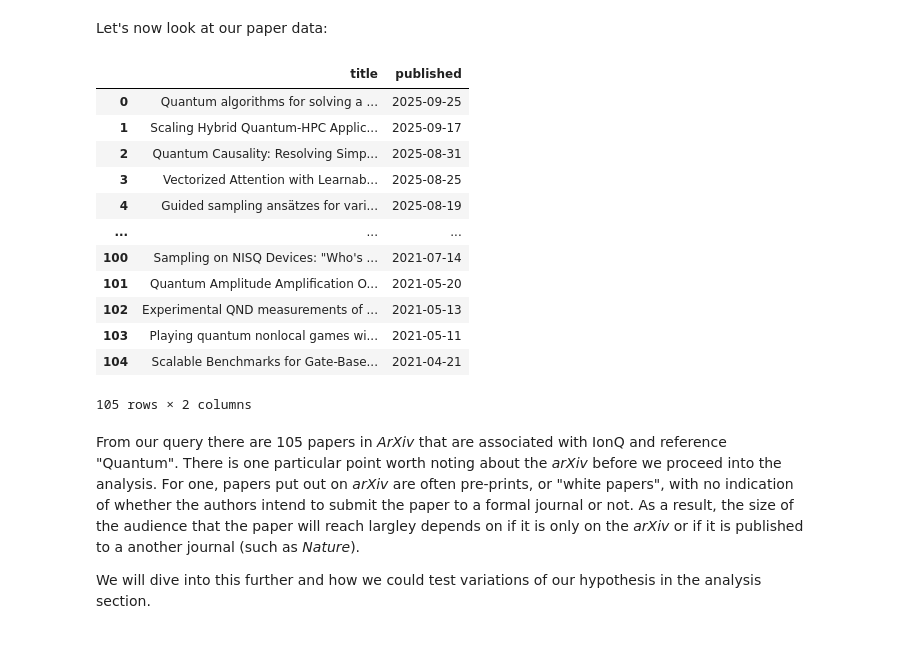
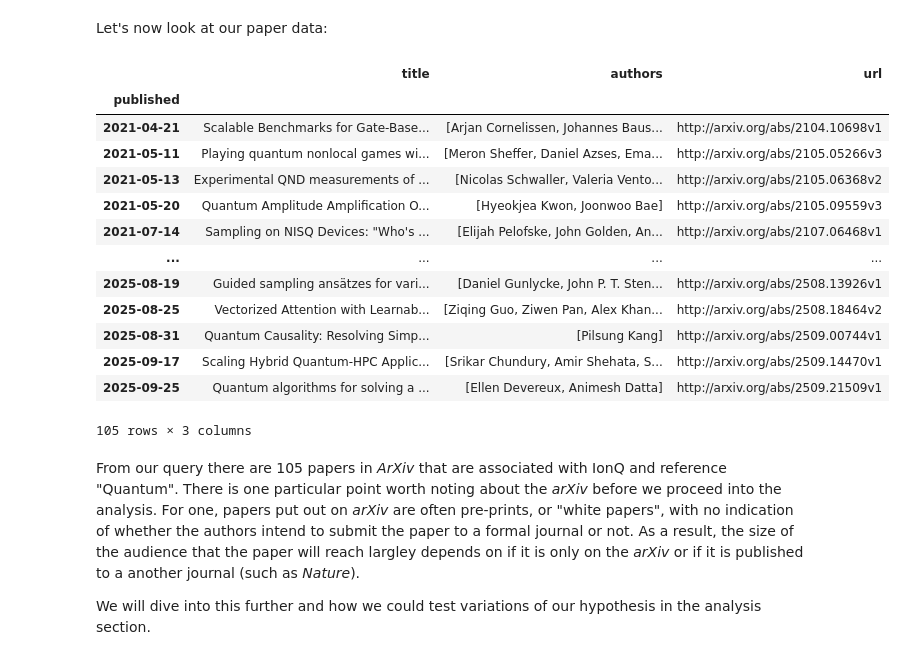
Before and after one commit to will-friend/QuantumSignalResearch, a Jupyter notebook: notebooks/01_IonQ_Starter_Exploration.ipynb, the cells around one changed output. Saved outputs shown, nothing was run; the diff lists cells and outputs as text; code cells hidden in the pictures.

```diff
--- a/notebooks/01_IonQ_Starter_Exploration.ipynb
+++ b/notebooks/01_IonQ_Starter_Exploration.ipynb
@@ -24,13 +24,26 @@ import yfinance as yf
 import pandas as pd
 # %%
 ticker = "IONQ"
-start_date = "2020-01-01"
+start_date = "2021-01-01"
+end_date = "2025-10-31"
 
 stock_data = yf.download(
     ticker,
     start=start_date,
+    end=end_date,
+    auto_adjust=True
 )
 
+market = yf.download(
+    "^GSPC",
+    start=start_date,
+    end=end_date,
+    auto_adjust=True
+)
+
+market_returns = market['Close'].pct_change()
+
 stock_data.to_pickle("../data/ionq_price_data.pkl")
+market_returns.to_pickle("../data/market_returns_data.pkl")
 # %% [output]
 [*********************100%***********************]  1 of 1 completed
@@ -46,7 +60,7 @@ stock_data.head()
 | 2021-01-07 | 11.11 | 11.50 | 11.05 | 11.500 | 94200 |
 | 2021-01-08 | 11.01 | 12.35 | 11.00 | 11.650 | 137500 |
 # %%
-stock_data['return'] = stock_data['Close'].pct_change()
+stock_data['return'] = stock_data['Close'].pct_change().dropna()
 # %% [markdown]
 We will use the package `arxiv` (https://pypi.org/project/arxiv/) to query the arxiv website for papers with mentions of quantum and IonQ, and store the title, authors, publish-date, and url in a `DataFrame` to also be saved to a csv. We will filter results that occur before the first ticker data we have for IONQ:
 # %%
@@ -130,21 +127,22 @@ Name: return, dtype: float64
 # %% [markdown]
 Let's now look at our paper data:
 # %%
-arxiv_df[['title','published']]
+arxiv_df
 # %% [output]
-|  | title | published |
-| 0 | Quantum algorithms for solving a ... | 2025-09-25 |
-| 1 | Scaling Hybrid Quantum-HPC Applic... | 2025-09-17 |
-| 2 | Quantum Causality: Resolving Simp... | 2025-08-31 |
-| 3 | Vectorized Attention with Learnab... | 2025-08-25 |
-| 4 | Guided sampling ansätzes for vari... | 2025-08-19 |
-| ... | ... | ... |
-| 100 | Sampling on NISQ Devices: "Who's ... | 2021-07-14 |
-| 101 | Quantum Amplitude Amplification O... | 2021-05-20 |
-| 102 | Experimental QND measurements of ... | 2021-05-13 |
-| 103 | Playing quantum nonlocal games wi... | 2021-05-11 |
-| 104 | Scalable Benchmarks for Gate-Base... | 2021-04-21 |
+|  | title | authors | url |
+| published |  |  |  |
+| 2021-04-21 | Scalable Benchmarks for Gate-Base... | [Arjan Cornelissen, Johannes Baus... | http://arxiv.org/abs/2104.10698v1 |
+| 2021-05-11 | Playing quantum nonlocal games wi... | [Meron Sheffer, Daniel Azses, Ema... | http://arxiv.org/abs/2105.05266v3 |
+| 2021-05-13 | Experimental QND measurements of ... | [Nicolas Schwaller, Valeria Vento... | http://arxiv.org/abs/2105.06368v2 |
+| 2021-05-20 | Quantum Amplitude Amplification O... | [Hyeokjea Kwon, Joonwoo Bae] | http://arxiv.org/abs/2105.09559v3 |
+| 2021-07-14 | Sampling on NISQ Devices: "Who's ... | [Elijah Pelofske, John Golden, An... | http://arxiv.org/abs/2107.06468v1 |
+| ... | ... | ... | ... |
+| 2025-08-19 | Guided sampling ansätzes for vari... | [Daniel Gunlycke, John P. T. Sten... | http://arxiv.org/abs/2508.13926v1 |
+| 2025-08-25 | Vectorized Attention with Learnab... | [Ziqing Guo, Ziwen Pan, Alex Khan... | http://arxiv.org/abs/2508.18464v2 |
+| 2025-08-31 | Quantum Causality: Resolving Simp... | [Pilsung Kang] | http://arxiv.org/abs/2509.00744v1 |
+| 2025-09-17 | Scaling Hybrid Quantum-HPC Applic... | [Srikar Chundury, Amir Shehata, S... | http://arxiv.org/abs/2509.14470v1 |
+| 2025-09-25 | Quantum algorithms for solving a ... | [Ellen Devereux, Animesh Datta] | http://arxiv.org/abs/2509.21509v1 |
-105 rows × 2 columns
+105 rows × 3 columns
 # %% [markdown]
 From our query there are 105 papers in *ArXiv* that are associated with IonQ and reference "Quantum". There is one particular point worth noting about the *arXiv* before we proceed into the analysis. For one, papers put out on *arXiv* are often pre-prints, or "white papers", with no indication of whether the authors intend to submit the paper to a formal journal or not. As a result, the size of the audience that the paper will reach largley depends on if it is only on the *arXiv* or if it is published to a another journal (such as *Nature*).
 
```
Also changed, not shown: parts of 7 cells of this notebook.
